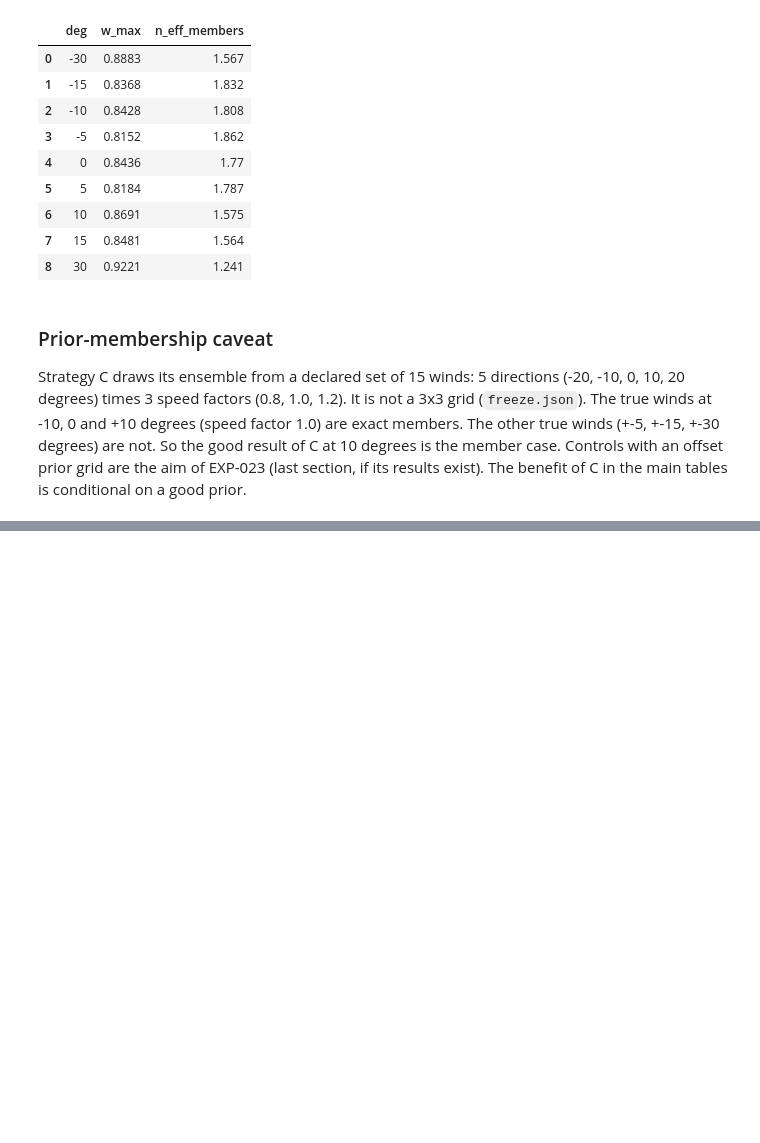
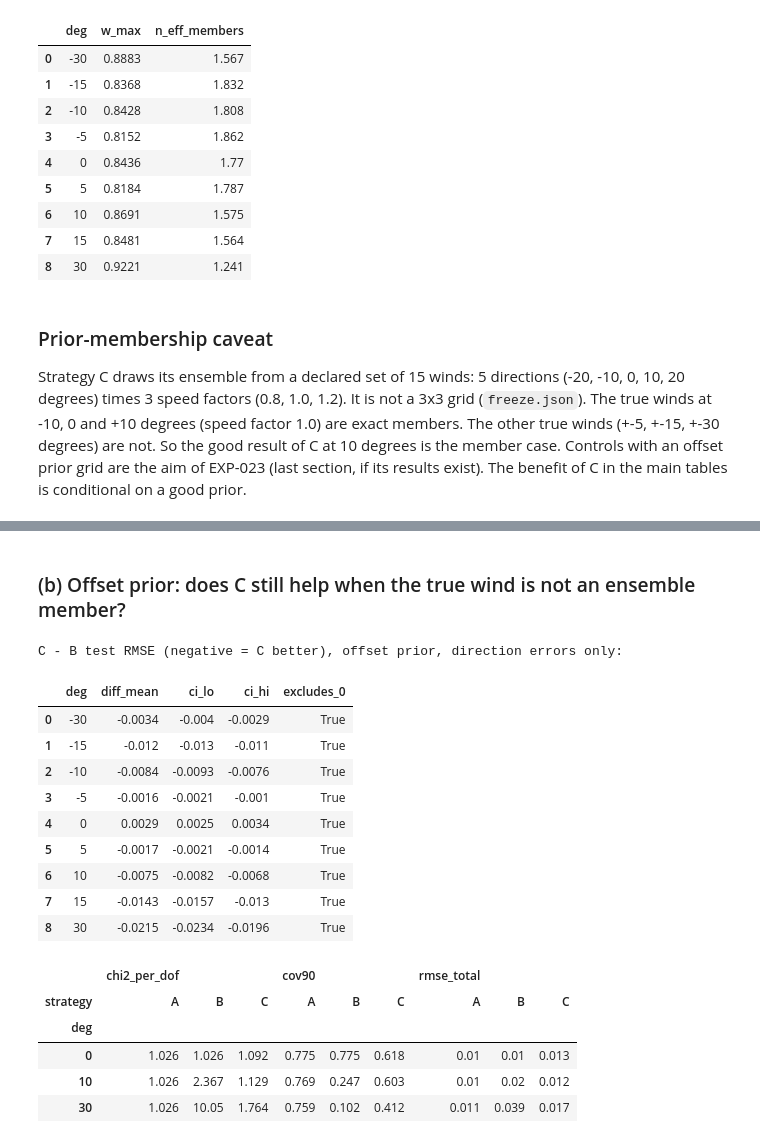
Before and after one commit to yubrajbhandari923/pravah, a Jupyter notebook: notebooks/09_phase3_winds_and_uncertainty.ipynb, the cells around one changed output, grey strips where cells are left out. Drawn from its saved outputs; the diff is of its cells as text; code cells hidden in the pictures; blank space fills up the shorter version.

```diff
--- a/notebooks/09_phase3_winds_and_uncertainty.ipynb
+++ b/notebooks/09_phase3_winds_and_uncertainty.ipynb
@@ -270,0 +318,27 @@ EXP-023 has no production tables yet (smoke runs only or not in the repository):
+# %% [markdown]
+### (b) Offset prior: does C still help when the true wind is not an ensemble member?
+# %%
+c, g = ctl("offset_prior")
+if c is not None:
+    gg = g[(g.contrast == "C-B") & (g.speed_pct == 0)].sort_values("deg")[["deg", "diff_mean", "ci_lo", "ci_hi", "excludes_0"]]
+    print("C - B test RMSE (negative = C better), offset prior, direction errors only:"); display(gg.round(4).reset_index(drop=True))
+    z = c[(c.speed_pct == 0) & c.deg.isin([0, 10, 30])].pivot_table(index="deg", columns="strategy", values=["chi2_per_dof", "cov90", "rmse_total"]).round(3)
+    display(z)
+# %% [output]
+C - B test RMSE (negative = C better), offset prior, direction errors only:
+|  | deg | diff_mean | ci_lo | ci_hi | excludes_0 |
+| 0 | -30 | -0.0034 | -0.004 | -0.0029 | True |
+| 1 | -15 | -0.012 | -0.013 | -0.011 | True |
+| 2 | -10 | -0.0084 | -0.0093 | -0.0076 | True |
+| 3 | -5 | -0.0016 | -0.0021 | -0.001 | True |
+| 4 | 0 | 0.0029 | 0.0025 | 0.0034 | True |
+| 5 | 5 | -0.0017 | -0.0021 | -0.0014 | True |
+| 6 | 10 | -0.0075 | -0.0082 | -0.0068 | True |
+| 7 | 15 | -0.0143 | -0.0157 | -0.013 | True |
+| 8 | 30 | -0.0215 | -0.0234 | -0.0196 | True |
+|  | chi2_per_dof |  |  | cov90 |  |  | rmse_total |  |  |
+| strategy | A | B | C | A | B | C | A | B | C |
+| deg |  |  |  |  |  |  |  |  |  |
+| 0 | 1.026 | 1.026 | 1.092 | 0.775 | 0.775 | 0.618 | 0.01 | 0.01 | 0.013 |
+| 10 | 1.026 | 2.367 | 1.129 | 0.769 | 0.247 | 0.603 | 0.01 | 0.02 | 0.012 |
+| 30 | 1.026 | 10.05 | 1.764 | 0.759 | 0.102 | 0.412 | 0.011 | 0.039 | 0.017 |
```
Also changed, not shown: parts of 17 cells of this notebook.
